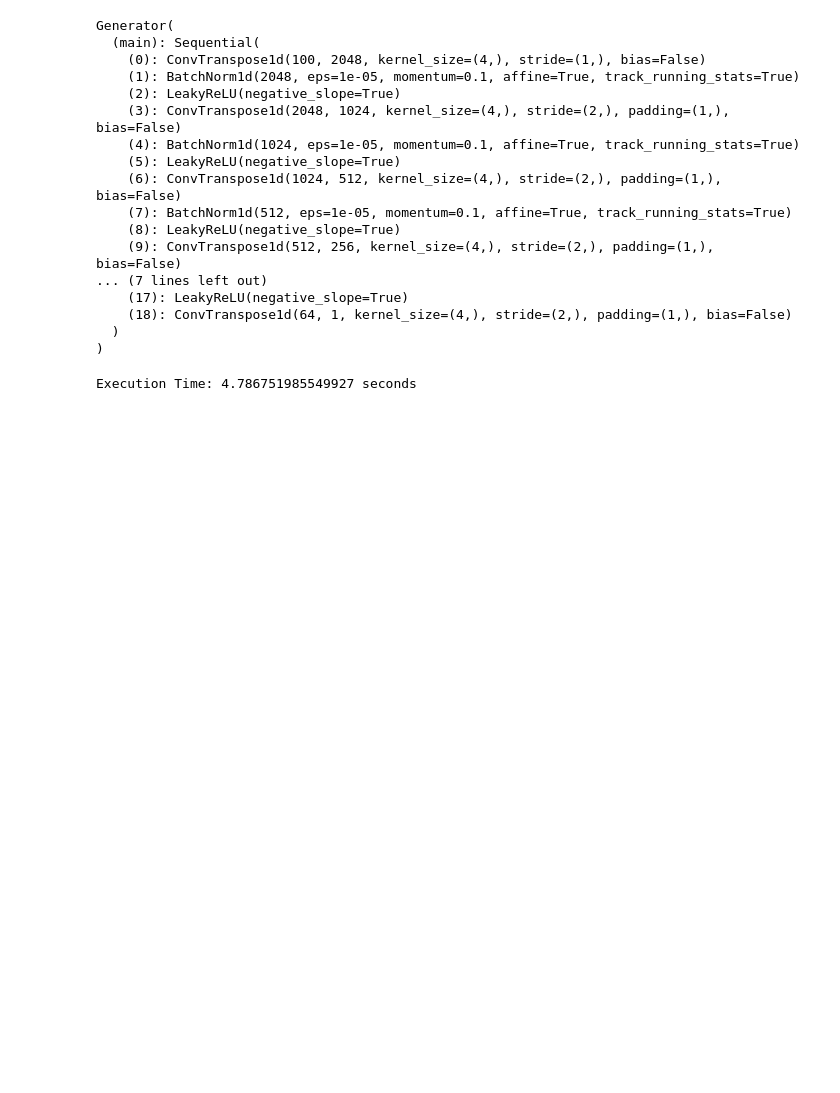
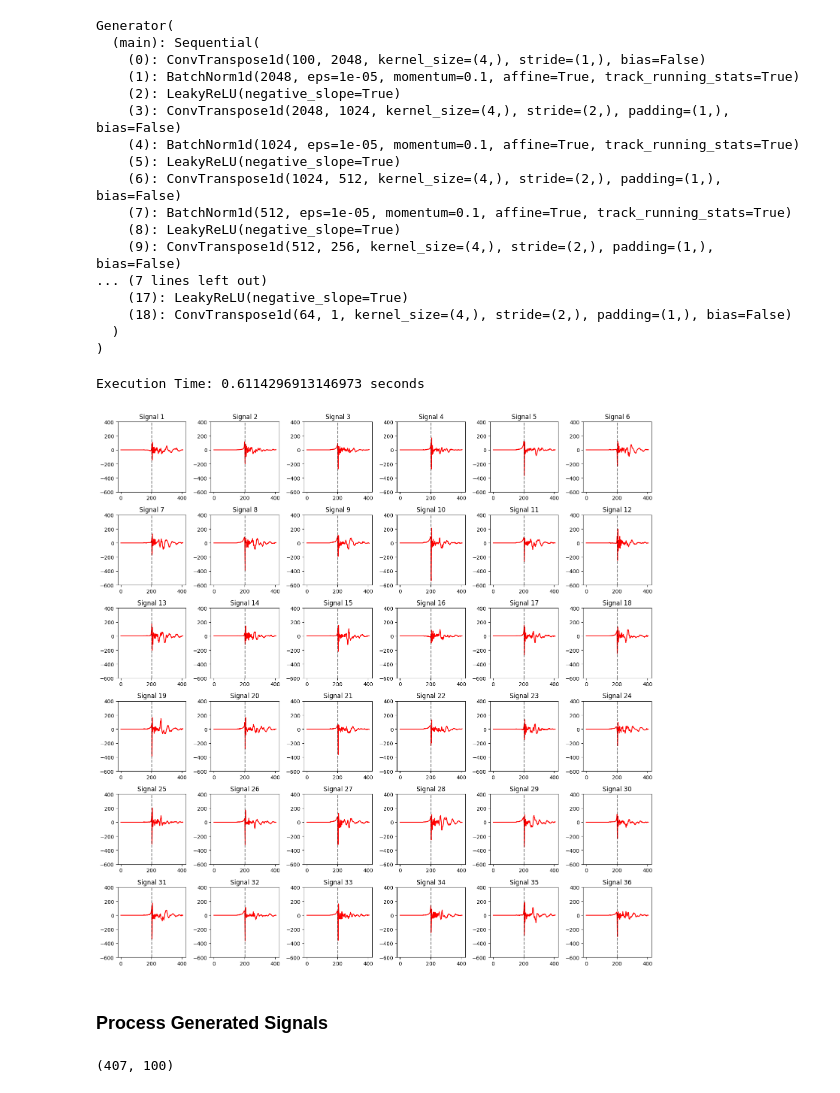
Before and after one commit to the-tarin/gw-generative-models, a Jupyter notebook: signal-generator/signal-generator.ipynb, the cells around one changed output. Drawn from its saved outputs; the diff is of its cells as text; code cells hidden in the pictures; blank space fills up the shorter version.

Commit message:
output generated signals in Matt format

```diff
--- a/signal-generator/signal-generator.ipynb
+++ b/signal-generator/signal-generator.ipynb
@@ -50,6 +50,10 @@ nz = 100
 
 # Size of feature maps in generator
 ngf = 64
+# %%
+dataset_mean = -0.50727963
+dataset_std = 35.344276
+scaling_factor = 5
 # %% [markdown]
 ### Generator
 # %%
@@ -110,9 +114,11 @@ Generator(
     (18): ConvTranspose1d(64, 1, kernel_size=(4,), stride=(2,), padding=(1,), bias=False)
   )
 )
+# %%
+number_of_signals = 100
 # %%
-fixed_noise = torch.randn(10000, nz, 1, device=device)
-
+# generate random noise latent vectors
+fixed_noise = torch.randn(number_of_signals, nz, 1, device=device)
 
 # generate fake signals, record computing time
 start_time = time.time()
@@ -122,4 +128,49 @@ end_time = time.time()
 execution_time = end_time - start_time
 print("Execution Time:", execution_time, "seconds")
 # %% [output]
-Execution Time: 4.786751985549927 seconds
+Execution Time: 0.6114296913146973 seconds
+# %%
+with torch.no_grad():
+    fake_signals = signal_generator(fixed_noise).detach().cpu()
+    fig, axes = plt.subplots(6, 6, figsize=(15, 15))
+
+    axes = axes.flatten()
+
+    # plot each signal on a separate subplot
+    for i, ax in enumerate(axes):
+        x = np.arange(407)
+        y = fake_signals[i, :, :].flatten()
+        y = y * scaling_factor
+        y = y * dataset_std + dataset_mean
+        background_noise_generated = np.random.normal(0, 0, int(407-256))
+        y = np.concatenate((background_noise_generated, y))
+        ax.plot(x, y, color = 'red')
+
+        ax.axvline(x=203, color='black', linestyle='--', alpha=0.5)
+        ax.set_title(f'Signal {i+1}')
+        ax.grid(False)
+        ax.set_ylim([-600, 400])
+
+    for i in range(512, 8*4):
+        fig.delaxes(axes[i])
+
+    plt.tight_layout()
+    plt.show()
+# %% [output]
+[figure, added]
+# %% [markdown]
+### Process Generated Signals
+# %%
+fake_signals_array = np.empty((407, 0))
+
+for i in range(fake_signals.size(0)):
+    y = fake_signals[i, :, :].flatten()
+    y = y * scaling_factor
+    y = y * dataset_std + dataset_mean
+    background_noise_generated = np.random.normal(0.7490436138169922, 0.5795271002348499, int(407-256))
+    y = np.concatenate((background_noise_generated, y))
+    y = y.reshape(-1, 1)
+
+    fake_signals_array = np.concatenate((fake_signals_array, y), axis=1)
+# %% [output]
+(407, 100)
```
